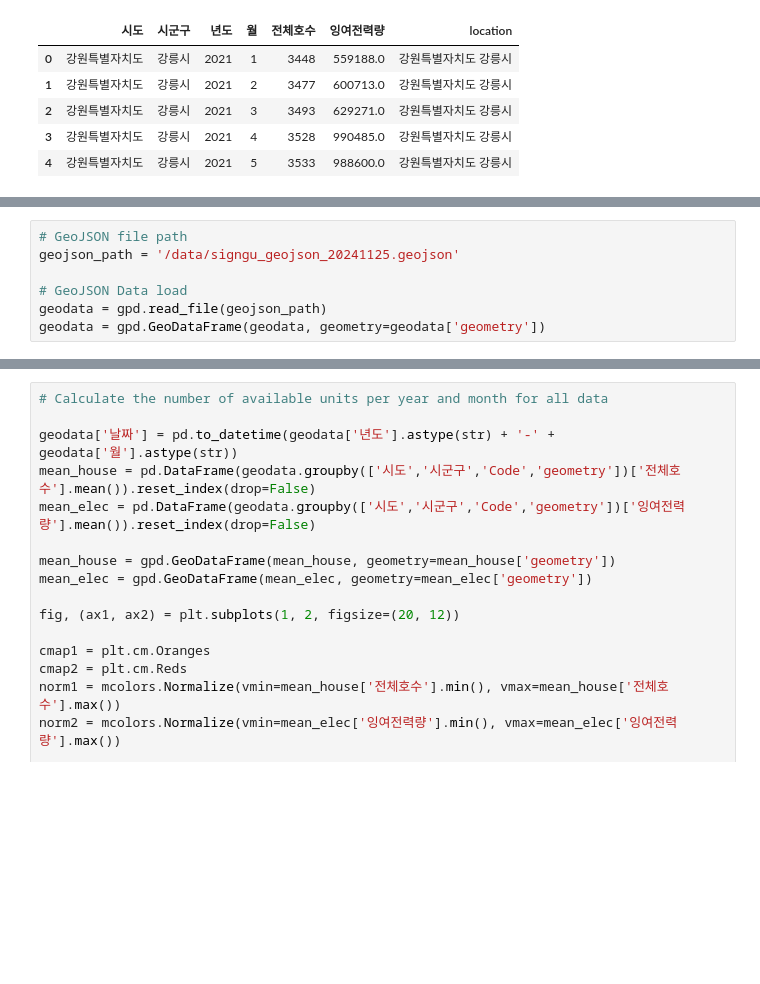
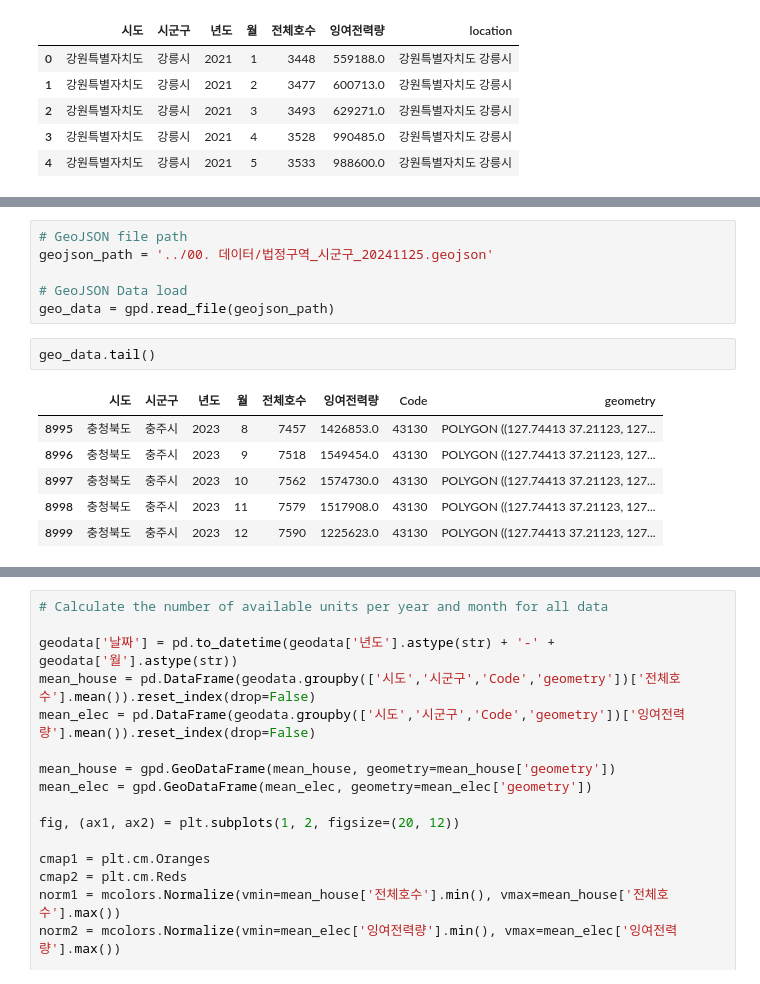
Before and after one commit to clodaghchoi/bitcoin-price-prediction-and-calculate-revenue-using-surplus-electricity-in-South-korea, a Jupyter notebook: code for the publishing.ipynb, the cells around one changed output, grey strips where cells are left out. Cells and saved outputs as stored; diff of their text form; blank space fills up the shorter version.

```diff
--- a/code for the publishing.ipynb
+++ b/code for the publishing.ipynb
@@ -486,8 +508,16 @@ remains_new
 9000 rows × 8 columns
 # %%
 # GeoJSON file path
-geojson_path = '/data/signgu_geojson_20241125.geojson'
+geojson_path = '../00. 데이터/법정구역_시군구_20241125.geojson'
 
 # GeoJSON Data load
-geodata = gpd.read_file(geojson_path)
-geodata = gpd.GeoDataFrame(geodata, geometry=geodata['geometry'])
+geo_data = gpd.read_file(geojson_path)
+# %%
+geo_data.tail()
+# %% [output]
+|  | 시도 | 시군구 | 년도 | 월 | 전체호수 | 잉여전력량 | Code | geometry |
+| 8995 | 충청북도 | 충주시 | 2023 | 8 | 7457 | 1426853.0 | 43130 | POLYGON ((127.74413 37.21123, 127... |
+| 8996 | 충청북도 | 충주시 | 2023 | 9 | 7518 | 1549454.0 | 43130 | POLYGON ((127.74413 37.21123, 127... |
+| 8997 | 충청북도 | 충주시 | 2023 | 10 | 7562 | 1574730.0 | 43130 | POLYGON ((127.74413 37.21123, 127... |
+| 8998 | 충청북도 | 충주시 | 2023 | 11 | 7579 | 1517908.0 | 43130 | POLYGON ((127.74413 37.21123, 127... |
+| 8999 | 충청북도 | 충주시 | 2023 | 12 | 7590 | 1225623.0 | 43130 | POLYGON ((127.74413 37.21123, 127... |
```
Also changed, not shown: parts of 16 cells of this notebook.
